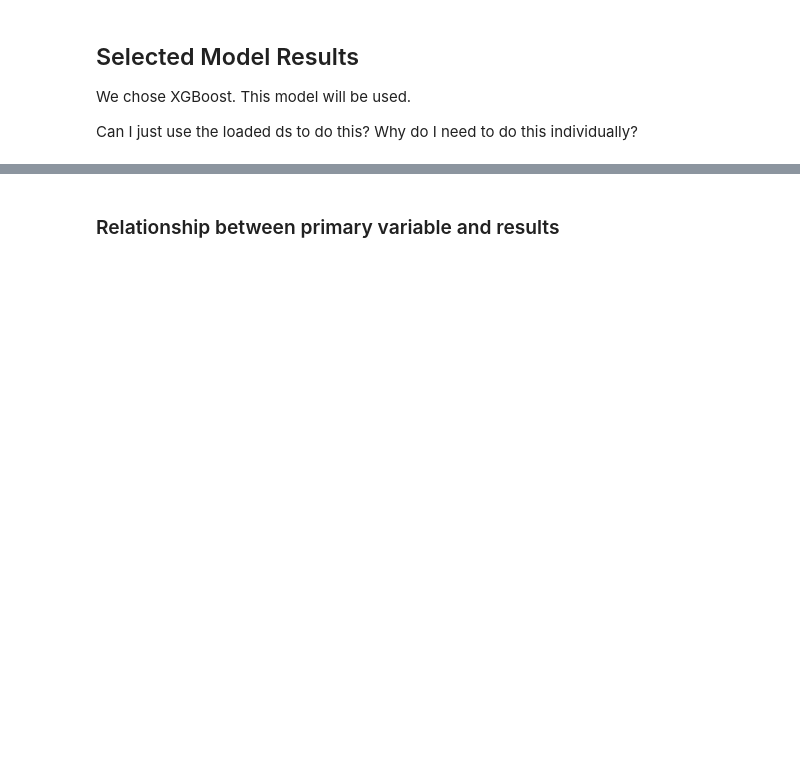
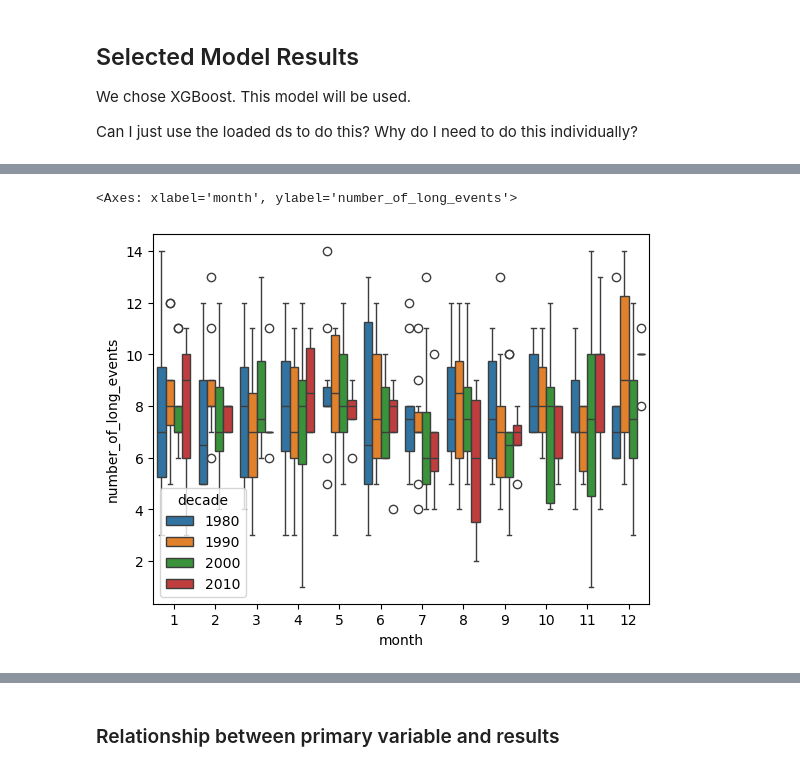
Before and after one commit to dlhogan97/Synoptic-Sublimation, a Jupyter notebook: 02_analysis/data_exploration/22_modeling_sublimation_event_occurrence.ipynb, the cells around one changed output, grey strips where cells are left out. Saved outputs shown, nothing was run; the diff lists cells and outputs as text; code cells hidden in the pictures; blank space fills up the shorter version.

```diff
--- a/02_analysis/data_exploration/22_modeling_sublimation_event_occurrence.ipynb
+++ b/02_analysis/data_exploration/22_modeling_sublimation_event_occurrence.ipynb
@@ -1405,0 +1401,12 @@ print("Data saved...")
+# %%
+# plot a boxplot of the long event counts by month in each decade
+sns.boxplot(
+    data=long_event_counts,
+    x="month",
+    y="number_of_long_events",
+    hue="decade",
+    palette="tab10"
+)
+# %% [output]
+<Axes: xlabel='month', ylabel='number_of_long_events'>
+[figure, added]
```
Also changed, not shown: parts of 43 cells of this notebook, 1 other file.
